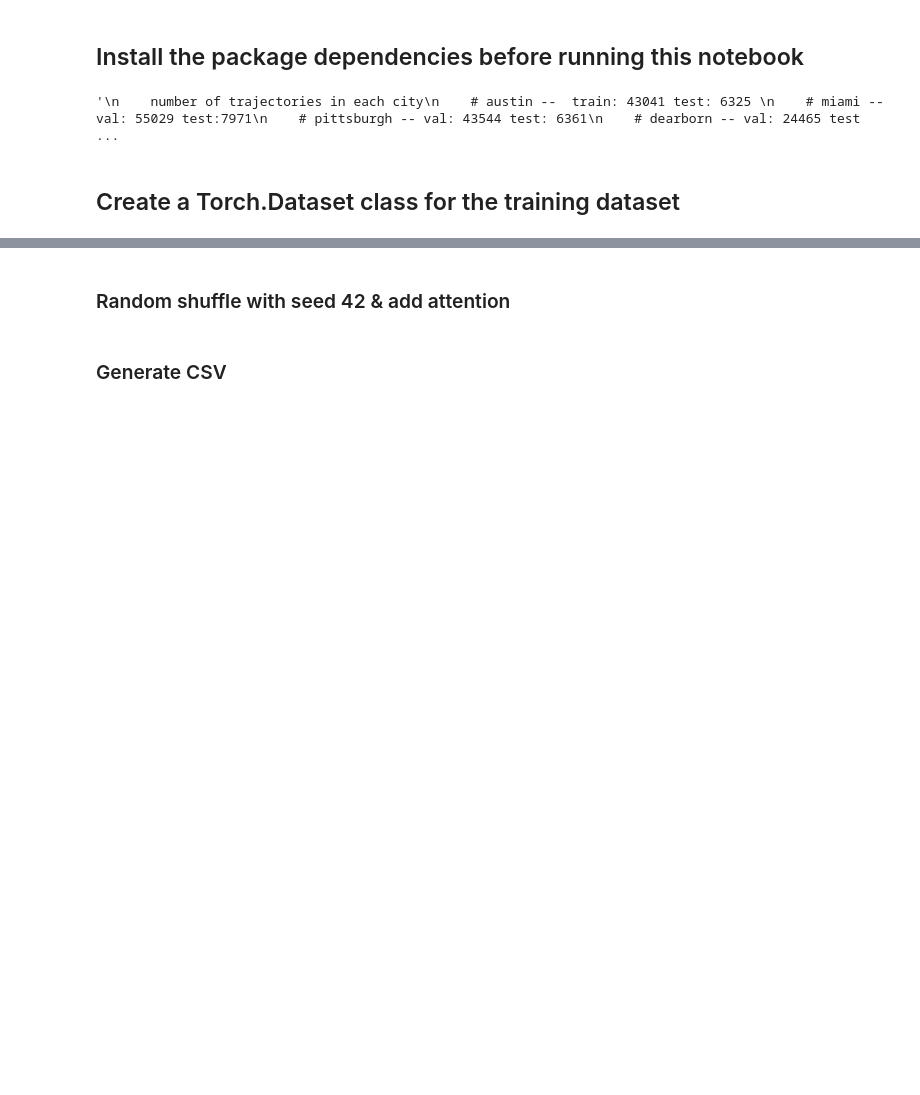
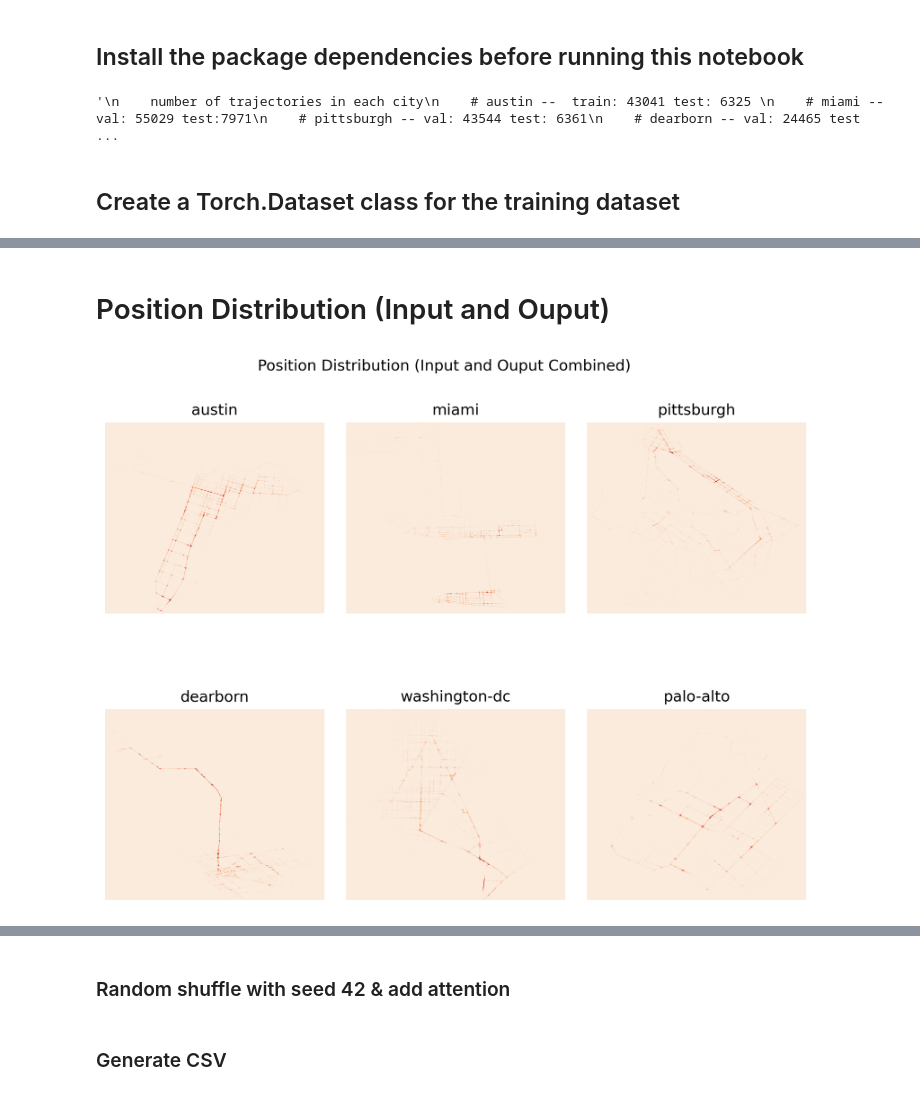
Before and after one commit to cepan/Autonomous_Vehicle_Trajectory_Prediction, a Jupyter notebook: argo2/seq2seq_lstm/two_lstm_enc_dec_final_visualization.ipynb, the cells around one changed output, grey strips where cells are left out. Drawn from its saved outputs; the diff is of its cells as text; code cells hidden in the pictures; blank space fills up the shorter version.

```diff
--- a/argo2/seq2seq_lstm/two_lstm_enc_dec_final_visualization.ipynb
+++ b/argo2/seq2seq_lstm/two_lstm_enc_dec_final_visualization.ipynb
@@ -228,0 +233,40 @@ for city, j  in zip(cities, np.arange(len(cities))):
+# %% [markdown]
+# Position Distribution (Input and Ouput)
+# %%
+import seaborn as sns
+
+
+fig, axs = plt.subplots(2,len(cities)//2, figsize=(10,7), facecolor='w', edgecolor='k', dpi =300 )
+fig.subplots_adjust(hspace = .5, wspace=.1)
+axs = axs.ravel()
+
+
+
+for city, j  in zip(cities, np.arange(len(cities))):
+
+    train_dataset = ArgoverseDataset(city, 'train')
+    inp_pos = train_dataset.input_positions
+    out_pos = train_dataset.output_positions
+
+
+    allputs = np.concatenate((inp_pos, out_pos), axis= 1)
+
+
+    allputs = allputs.reshape(allputs.shape[0] * allputs.shape[1], allputs.shape[2])
+    allputs = pd.DataFrame(allputs, columns= ['x','y'])
+
+    allputs['x'] = pd.cut(allputs['x'], bins =400)
+    allputs['y'] = pd.cut(allputs['y'], bins =400)
+    allputs['v'] = -1
+
+    table = pd.pivot_table(allputs, values =['v'], index= ['x'], columns = ['y'], aggfunc = np.sum)
+
+    sns.heatmap(table, ax = axs[j], cbar= False)
+    axs[j].xaxis.set_ticks([])
+    axs[j].yaxis.set_ticks([])
+    axs[j].set_title(city)
+    axs[j].set_xlabel('')
+    axs[j].set_ylabel('')
+    fig.suptitle('Position Distribution (Input and Ouput Combined)')
+# %% [output]
+[figure, added]
```
Also changed, not shown: parts of 14 cells of this notebook.
